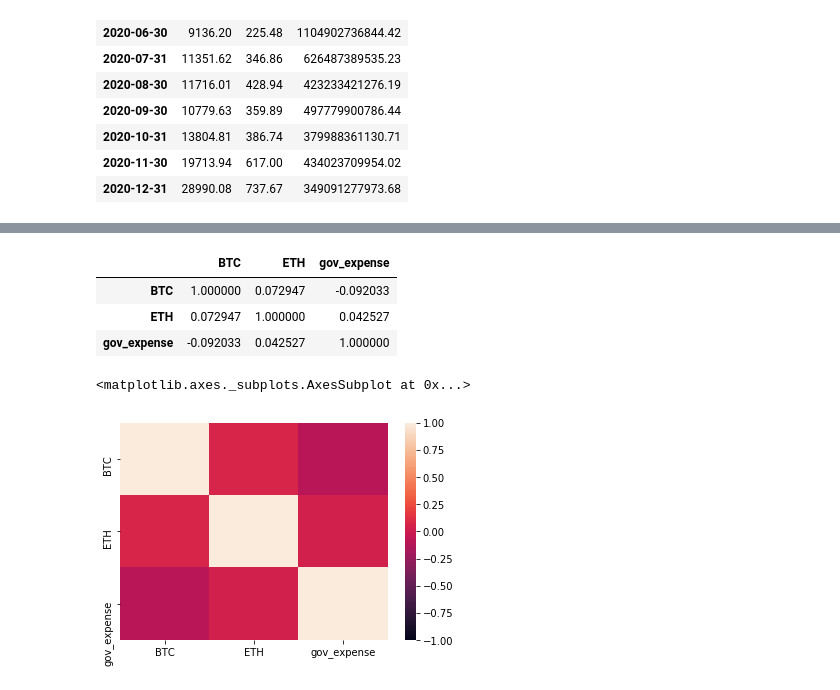
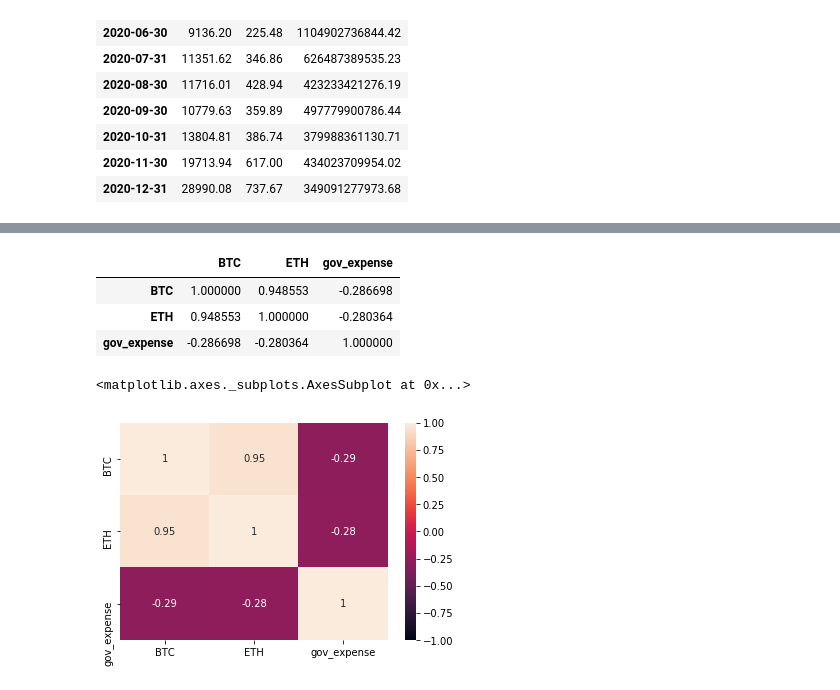
Before and after one commit to haege101/2020-Government-Expenditure-Correlation-Project, a Jupyter notebook: Project 1 Group Code.ipynb, the cells around one changed output, grey strips where cells are left out. Drawn from its saved outputs; the diff is of its cells as text; code cells hidden in the pictures.

```diff
--- a/Project 1 Group Code.ipynb
+++ b/Project 1 Group Code.ipynb
@@ -264,3 +264,8 @@ merged_data
 | 2020-10-31 | 13804.81 | 386.74 | 379988361130.71 |
 | 2020-11-30 | 19713.94 | 617.00 | 434023709954.02 |
 | 2020-12-31 | 28990.08 | 737.67 | 349091277973.68 |
+# %%
+merged_data["gov_expense"] = pd.to_numeric(merged_data["gov_expense"])
+merged_data["gov_expense"] = merged_data["gov_expense"] / 100000000
+type(merged_data["gov_expense"][2])
+merged_data
@@ -288,13 +291,13 @@ True
 # %%
-price_correlation = merged_df.corr()
+price_correlation = merged_data.corr()
 price_correlation
 # %% [output]
 |  | BTC | ETH | gov_expense |
-| BTC | 1.000000 | 0.072947 | -0.092033 |
-| ETH | 0.072947 | 1.000000 | 0.042527 |
-| gov_expense | -0.092033 | 0.042527 | 1.000000 |
+| BTC | 1.000000 | 0.948553 | -0.286698 |
+| ETH | 0.948553 | 1.000000 | -0.280364 |
+| gov_expense | -0.286698 | -0.280364 | 1.000000 |
 # %%
-sns.heatmap(price_correlation, vmin=-1, vmax=1)
+sns.heatmap(price_correlation, vmin=-1, vmax=1, annot=True)
 # %% [output]
 <matplotlib.axes._subplots.AxesSubplot at 0x...>
-[figure, old version]
+[figure, new version]
```
Also changed, not shown: parts of 4 cells of this notebook.
